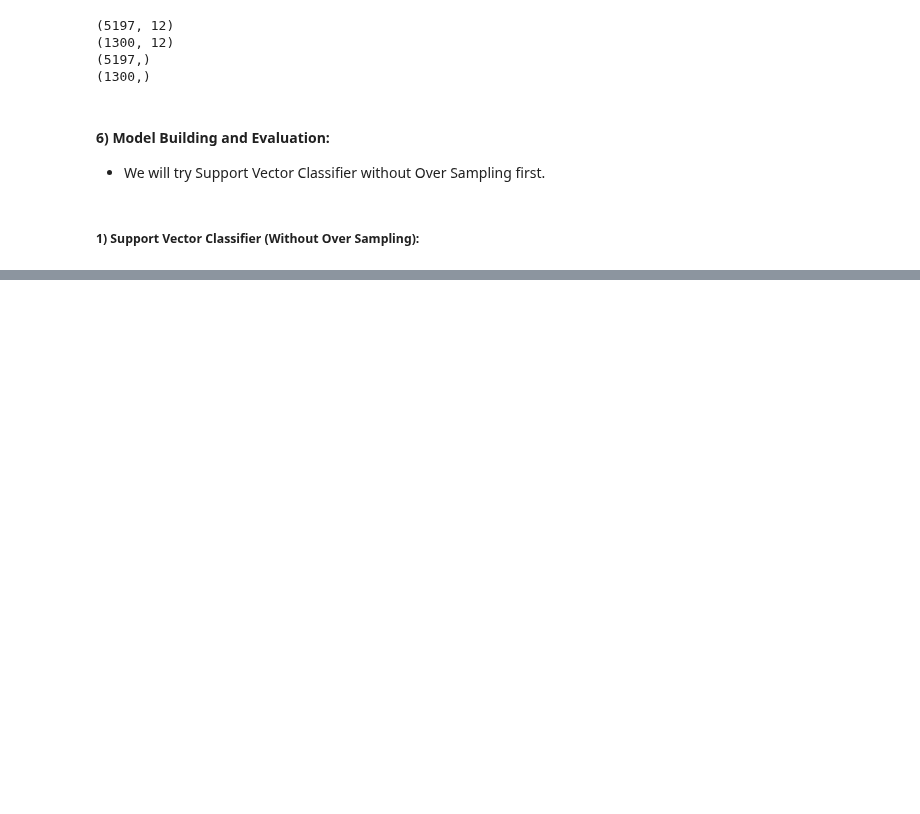
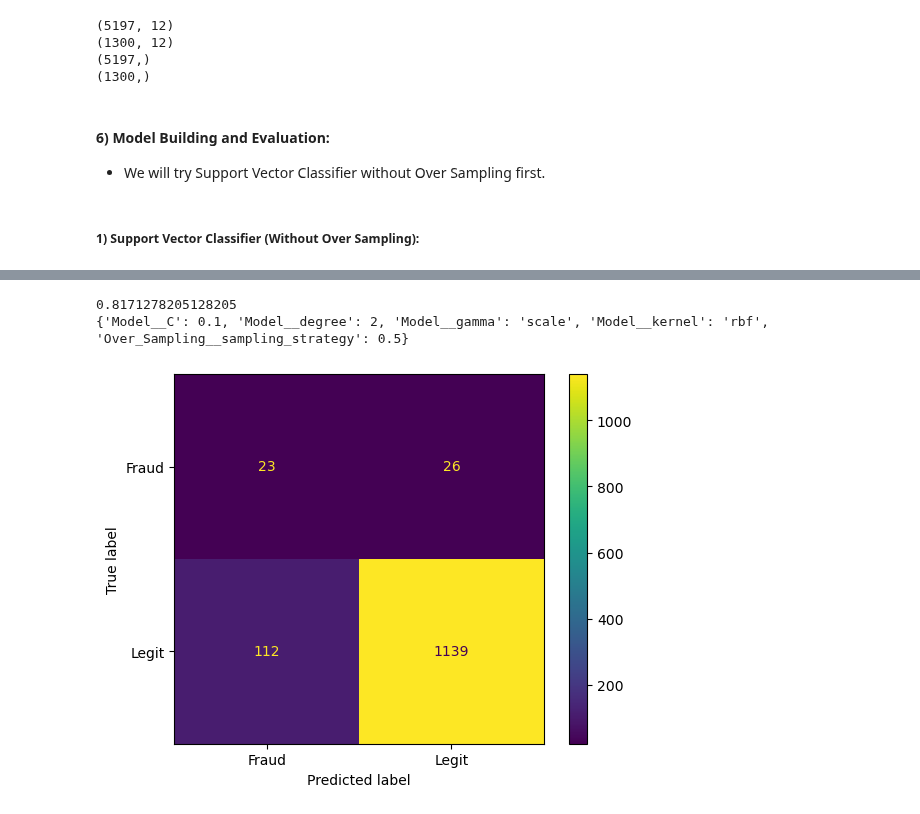
Before and after one commit to Shailya777/Learning-Logs, a Jupyter notebook: Machine_Learning/07_Support_Vector_Machine/04_Practice_Project1(Wine Fraud Detection).ipynb, the cells around one changed output, grey strips where cells are left out. Saved outputs shown, nothing was run; the diff lists cells and outputs as text; code cells hidden in the pictures; blank space fills up the shorter version.

Commit message:
SVC without and with Over Sampling

```diff
--- a/Machine_Learning/07_Support_Vector_Machine/04_Practice_Project1(Wine Fraud Detection).ipynb
+++ b/Machine_Learning/07_Support_Vector_Machine/04_Practice_Project1(Wine Fraud Detection).ipynb
@@ -564,0 +641,23 @@ print(y_test.shape)
+# %%
+model_pipeline = ImbPipeline([
+    ('Preprocessing', preprocessor),
+    ('Over_Sampling', SMOTE()),
+    ('Model', SVC())
+])
+
+param_dict = {'Over_Sampling__sampling_strategy': [0.5, 0.75, 'minority'],
+            'Model__kernel': ['poly', 'linear', 'rbf', 'sigmoid'],
+             'Model__C': [0.01, 0.1, 1, 10, 100],
+             'Model__degree': [1,2,3],
+             'Model__gamma': ['scale', 'auto'],
+             }
+
+grid_model = GridSearchCV(estimator= model_pipeline,
+                         param_grid= param_dict,
+                         scoring= 'roc_auc',
+                         cv= 5,
+                         n_jobs= -1)
+# %%
+# Fitting The Grid Model:
+
+grid_model.fit(X_train, y_train)
@@ -564,0 +682,21 @@ print(y_test.shape)
+# %%
+# Best Estimator according to Grid Search:
+
+print(grid_model.best_score_)
+print(grid_model.best_params_)
+# %% [output]
+0.8171278205128205
+{'Model__C': 0.1, 'Model__degree': 2, 'Model__gamma': 'scale', 'Model__kernel': 'rbf', 'Over_Sampling__sampling_strategy': 0.5}
+# %%
+# Predictions Using Best Estimator from Grid:
+
+y_pred = grid_model.predict(X_test)
+# %%
+# Confusion Matrix:
+
+cm = confusion_matrix(y_test, y_pred)
+disp = ConfusionMatrixDisplay(cm, display_labels= grid_model.classes_)
+disp.plot()
+plt.show()
+# %% [output]
+[figure, added]
```
Also changed, not shown: parts of 11 cells of this notebook.
